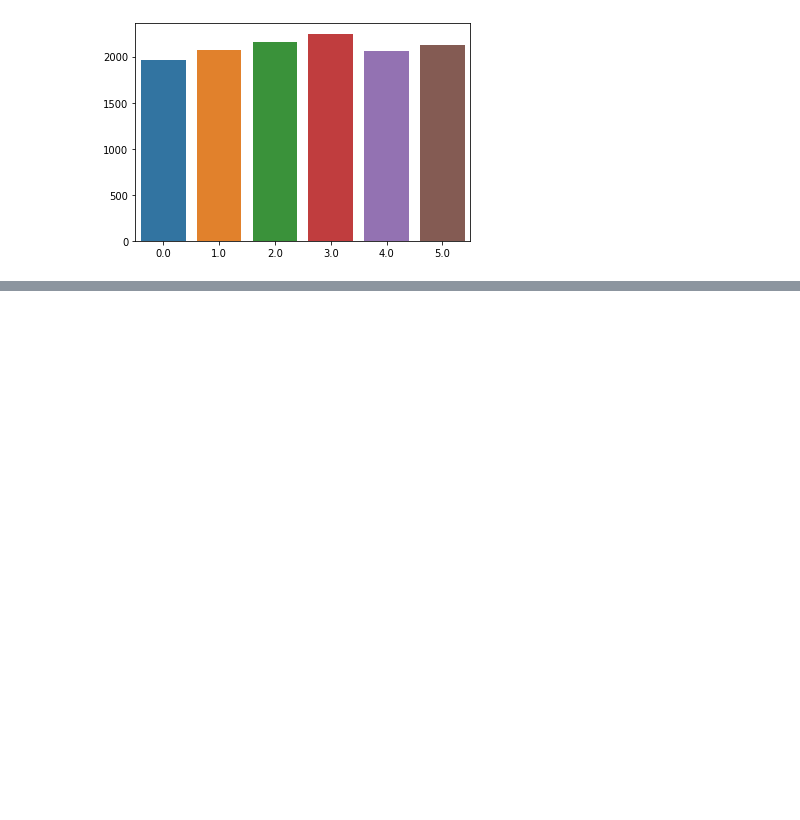
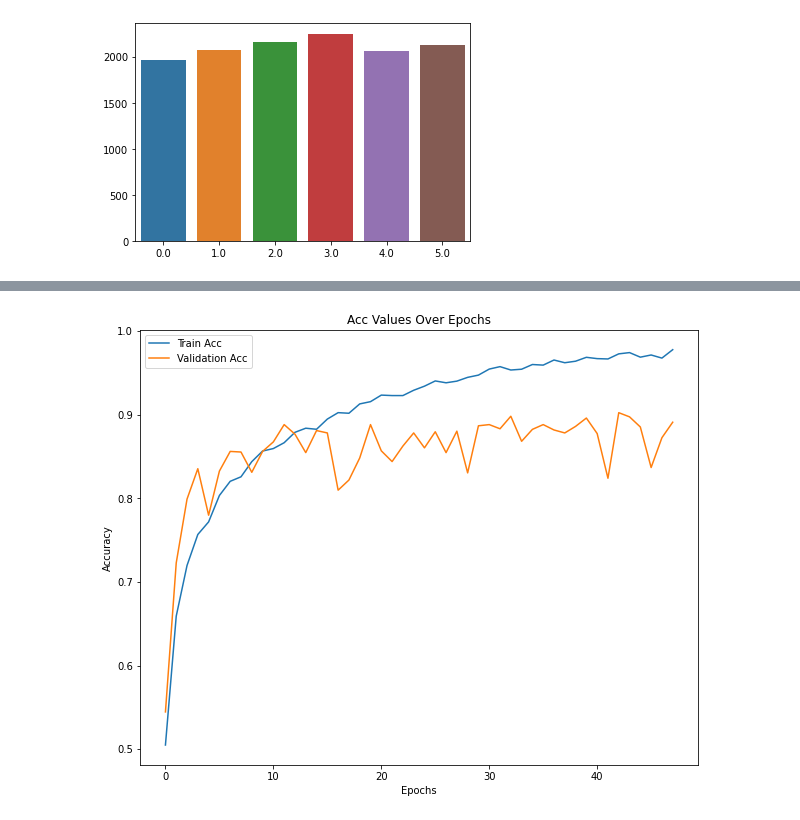
Before and after one commit to Frightera/TensorFlow-2.X-Ogretici-Notebooklar-Turkce, a Jupyter notebook: X - tf.data, tf.image, tfa.image, MiniDenseNet, RAdam Part 1-2.ipynb, the cells around one changed output, grey strips where cells are left out. Cells and saved outputs as stored; diff of their text form; code cells hidden in the pictures; blank space fills up the shorter version.

```diff
--- a/X - tf.data Pipeline ve tf.image Fonksiyonları-Part1.ipynb
+++ b/X - tf.data, tf.image, tfa.image, MiniDenseNet, RAdam Part 1-2.ipynb
@@ -440,0 +733,14 @@ plt.show()
+# %%
+plt.figure(figsize = (10, 8))
+
+plt.plot(train_acc_per_epoch, label = 'Train Acc')
+plt.plot(val_acc_per_epoch, label = 'Validation Acc')
+plt.title('Acc Values Over Epochs')
+
+plt.xlabel('Epochs')
+plt.ylabel('Accuracy')
+
+plt.legend()
+plt.show()
+# %% [output]
+[figure, added]
```
Also changed, not shown: parts of 30 cells of this notebook.
